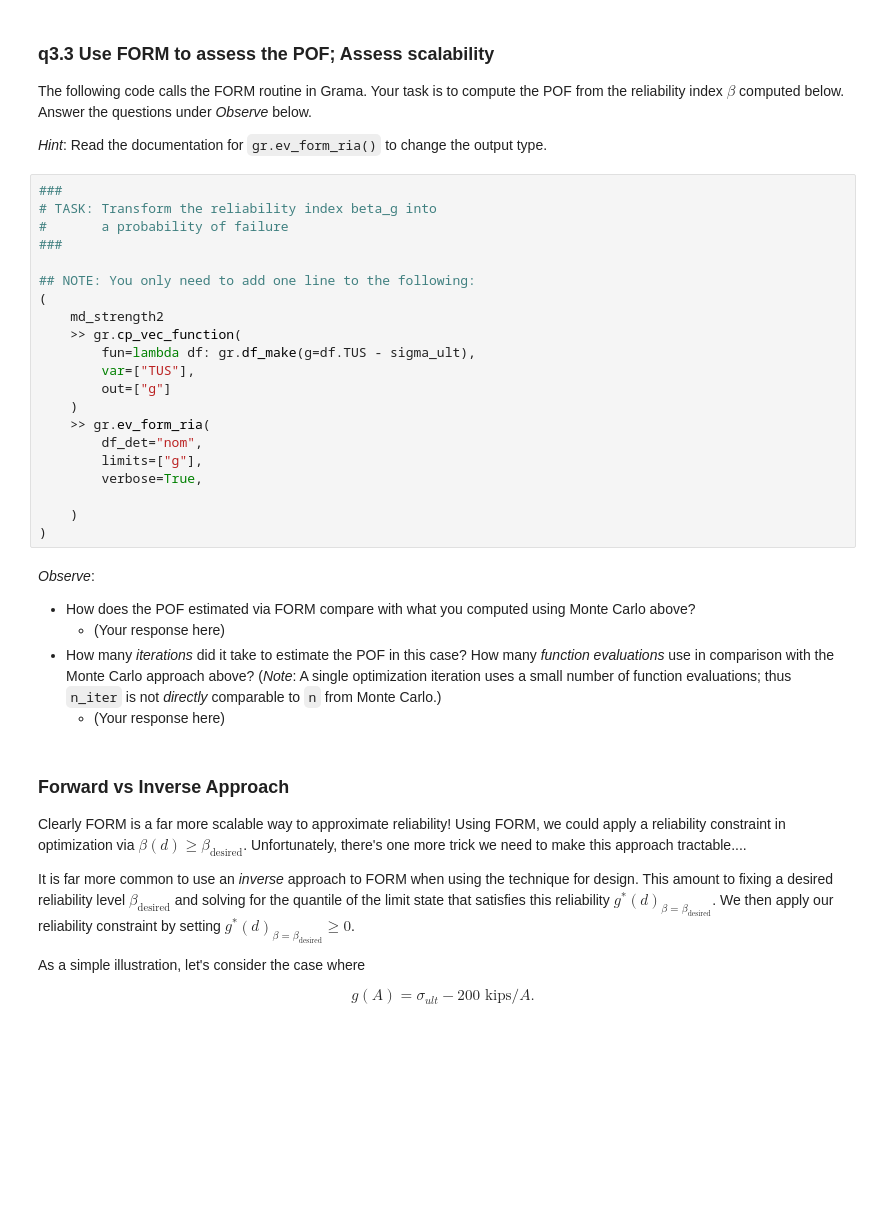
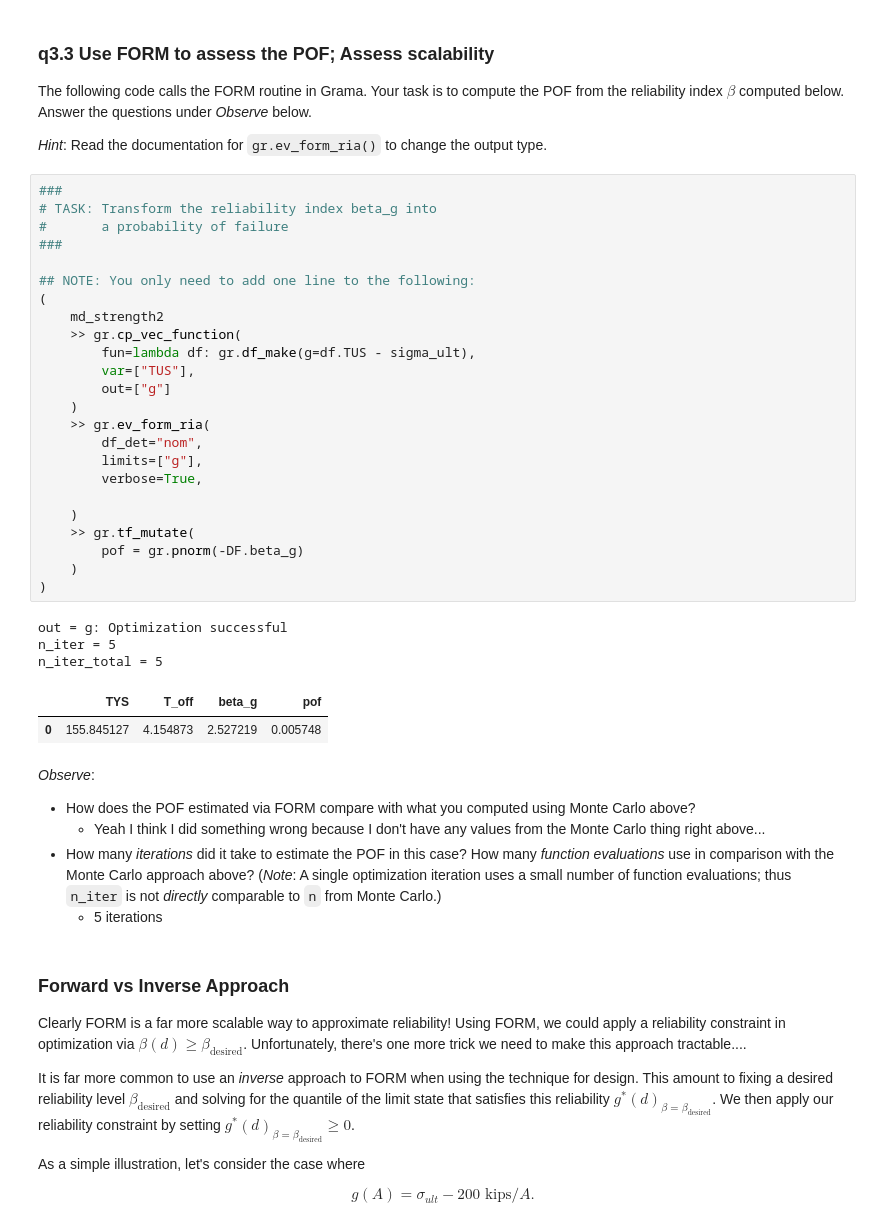
Before and after one commit to amineeva/PDO, a Jupyter notebook: assignments/nb5-pr-multivariate-assignment.ipynb, the cells around one changed output. Cells and saved outputs as stored; diff of their text form; blank space fills up the shorter version.

```diff
--- a/assignments/nb5-pr-multivariate-assignment.ipynb
+++ b/assignments/nb5-pr-multivariate-assignment.ipynb
@@ -1177,31 +1257,40 @@ The following code calls the FORM routine in Grama. Your task is to compute the
 # %%
 ###
 # TASK: Transform the reliability index beta_g into
 #       a probability of failure
 ###
 
 ## NOTE: You only need to add one line to the following:
 (
     md_strength2
     >> gr.cp_vec_function(
         fun=lambda df: gr.df_make(g=df.TUS - sigma_ult),
         var=["TUS"],
         out=["g"]
     )
     >> gr.ev_form_ria(
         df_det="nom",
         limits=["g"],
         verbose=True,
 
     )
+    >> gr.tf_mutate(
+        pof = gr.pnorm(-DF.beta_g)
+    )
 )
+# %% [output]
+out = g: Optimization successful
+n_iter = 5
+n_iter_total = 5
+|  | TYS | T_off | beta_g | pof |
+| 0 | 155.845127 | 4.154873 | 2.527219 | 0.005748 |
 # %% [markdown]
 *Observe*:
 
 - How does the POF estimated via FORM compare with what you computed using Monte Carlo above?
-  - (Your response here)
+  - Yeah I think I did something wrong because I don't have any values from the Monte Carlo thing right above...
 - How many *iterations* did it take to estimate the POF in this case? How many *function evaluations* use in comparison with the Monte Carlo approach above? (*Note*: A single optimization iteration uses a small number of function evaluations; thus `n_iter` is not *directly* comparable to `n` from Monte Carlo.)
-  - (Your response here)
+  - 5 iterations
 # %% [markdown]
 ### Forward vs Inverse Approach
 
```
Also changed, not shown: parts of 7 cells of this notebook.
